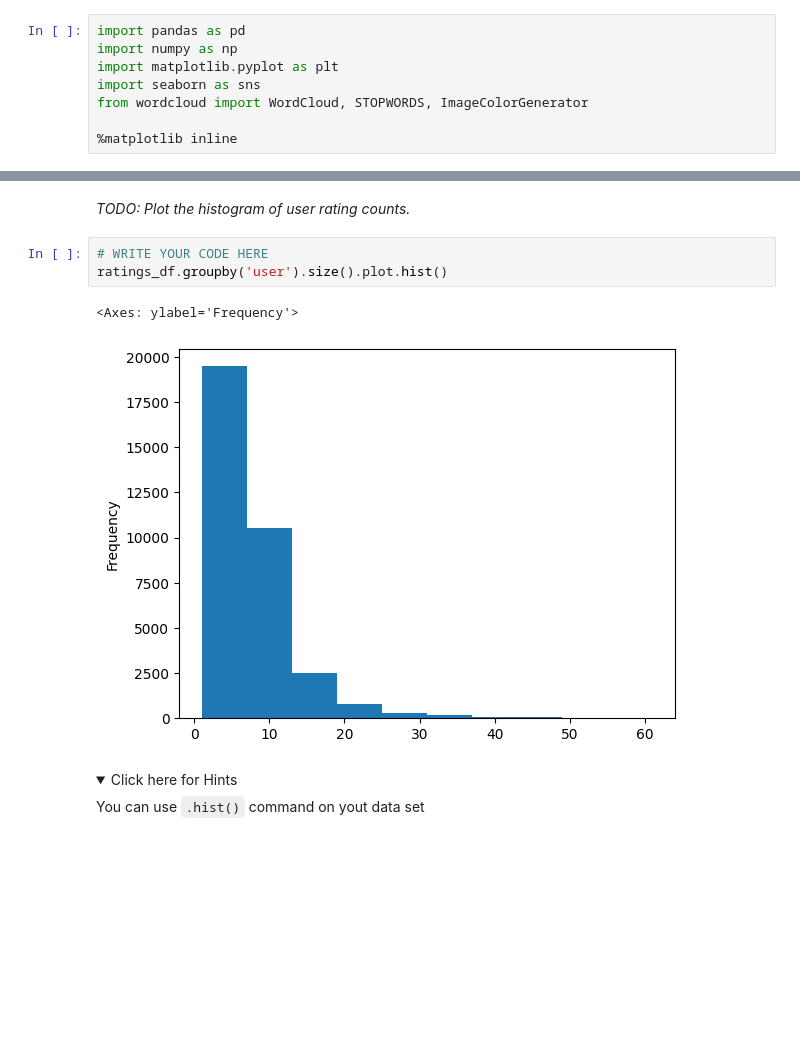
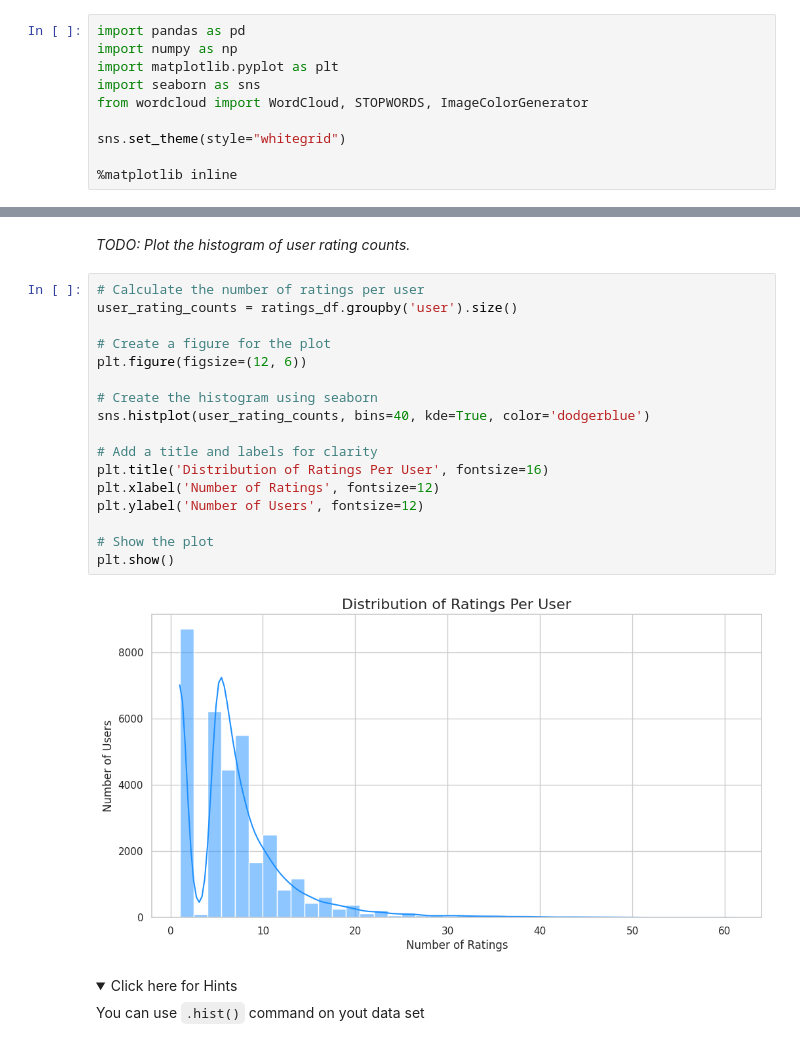
Before and after one commit to WillMeyburgh/ibm-ml-certificate, a Jupyter notebook: course 6/module 1/lab_jupyter_eda.ipynb, the cells around one changed output, grey strips where cells are left out. Cells and saved outputs as stored; diff of their text form; folded sections open; blank space fills up the shorter version.

```diff
--- a/course 6/module 1/lab_jupyter_eda.ipynb
+++ b/course 6/module 1/lab_jupyter_eda.ipynb
@@ -62,6 +62,8 @@ import matplotlib.pyplot as plt
 import seaborn as sns
 from wordcloud import WordCloud, STOPWORDS, ImageColorGenerator
 
+sns.set_theme(style="whitegrid")
+
 %matplotlib inline
 # %%
 # also set a random state
@@ -388,11 +408,24 @@ We can also get a histogram showing the enrollment distributions, e.g., how many
 # %% [markdown]
 _TODO: Plot the histogram of user rating counts._
 # %%
-# WRITE YOUR CODE HERE
-ratings_df.groupby('user').size().plot.hist()
+# Calculate the number of ratings per user
+user_rating_counts = ratings_df.groupby('user').size()
+
+# Create a figure for the plot
+plt.figure(figsize=(12, 6))
+
+# Create the histogram using seaborn
+sns.histplot(user_rating_counts, bins=40, kde=True, color='dodgerblue')
+
+# Add a title and labels for clarity
+plt.title('Distribution of Ratings Per User', fontsize=16)
+plt.xlabel('Number of Ratings', fontsize=12)
+plt.ylabel('Number of Users', fontsize=12)
+
+# Show the plot
+plt.show()
 # %% [output]
-<Axes: ylabel='Frequency'>
-[figure, old version]
+[figure, new version]
 # %% [markdown]
 <details>
     <summary>Click here for Hints</summary>
```
Also changed, not shown: parts of 2 cells of this notebook, 17 other files.
